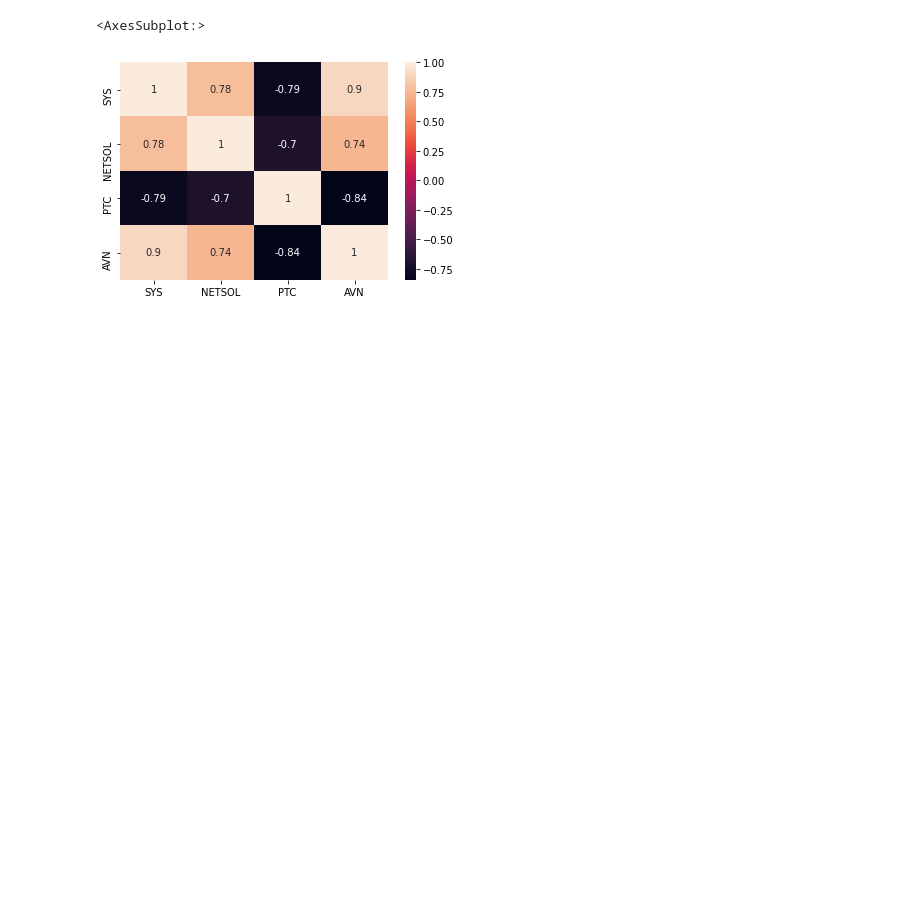
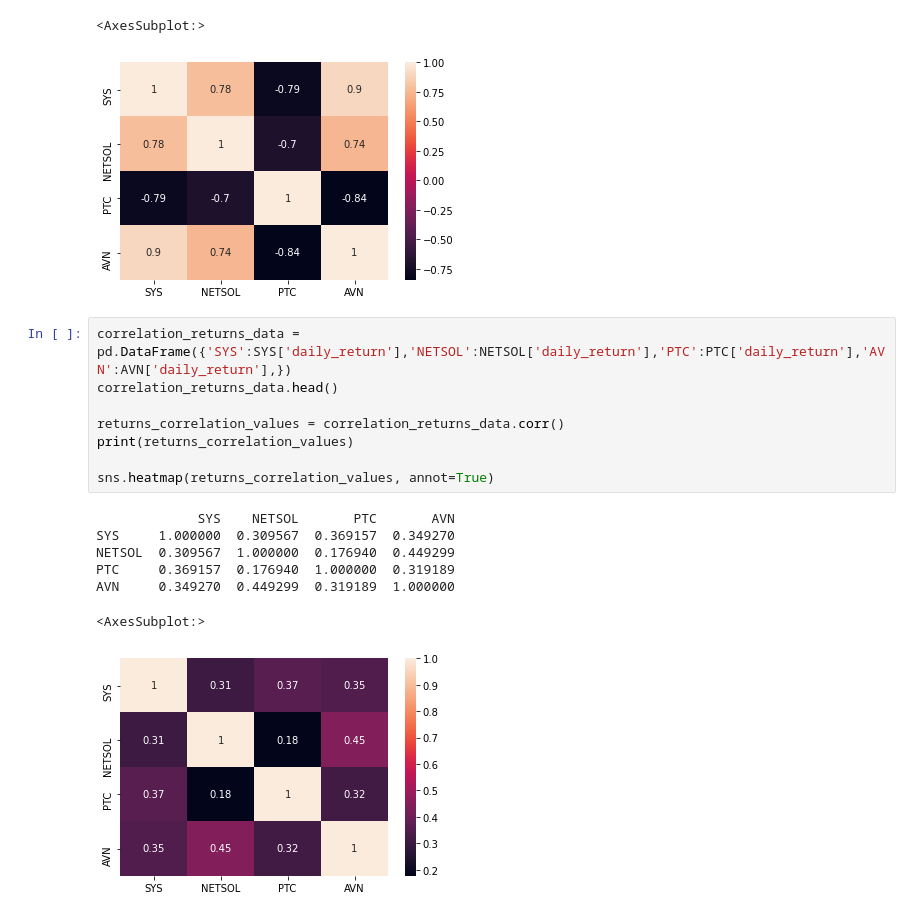
Before and after one commit to simiel/Predictive-Analysis-with-Python, a Jupyter notebook: Project1.ipynb, the cells around one changed output. Saved outputs shown, nothing was run; the diff lists cells and outputs as text; blank space fills up the shorter version.

Commit message:
Observed correlation on daily returns of various companies

```diff
--- a/Project1.ipynb
+++ b/Project1.ipynb
@@ -132,3 +132,19 @@ sns.heatmap(correlation_values,annot=True)
 # %% [output]
 <AxesSubplot:>
 [figure]
+# %%
+correlation_returns_data = pd.DataFrame({'SYS':SYS['daily_return'],'NETSOL':NETSOL['daily_return'],'PTC':PTC['daily_return'],'AVN':AVN['daily_return'],})
+correlation_returns_data.head()
+
+returns_correlation_values = correlation_returns_data.corr()
+print(returns_correlation_values)
+
+sns.heatmap(returns_correlation_values, annot=True)
+# %% [output]
+             SYS    NETSOL       PTC       AVN
+SYS     1.000000  0.309567  0.369157  0.349270
+NETSOL  0.309567  1.000000  0.176940  0.449299
+PTC     0.369157  0.176940  1.000000  0.319189
+AVN     0.349270  0.449299  0.319189  1.000000
+<AxesSubplot:>
+[figure, added]
```
